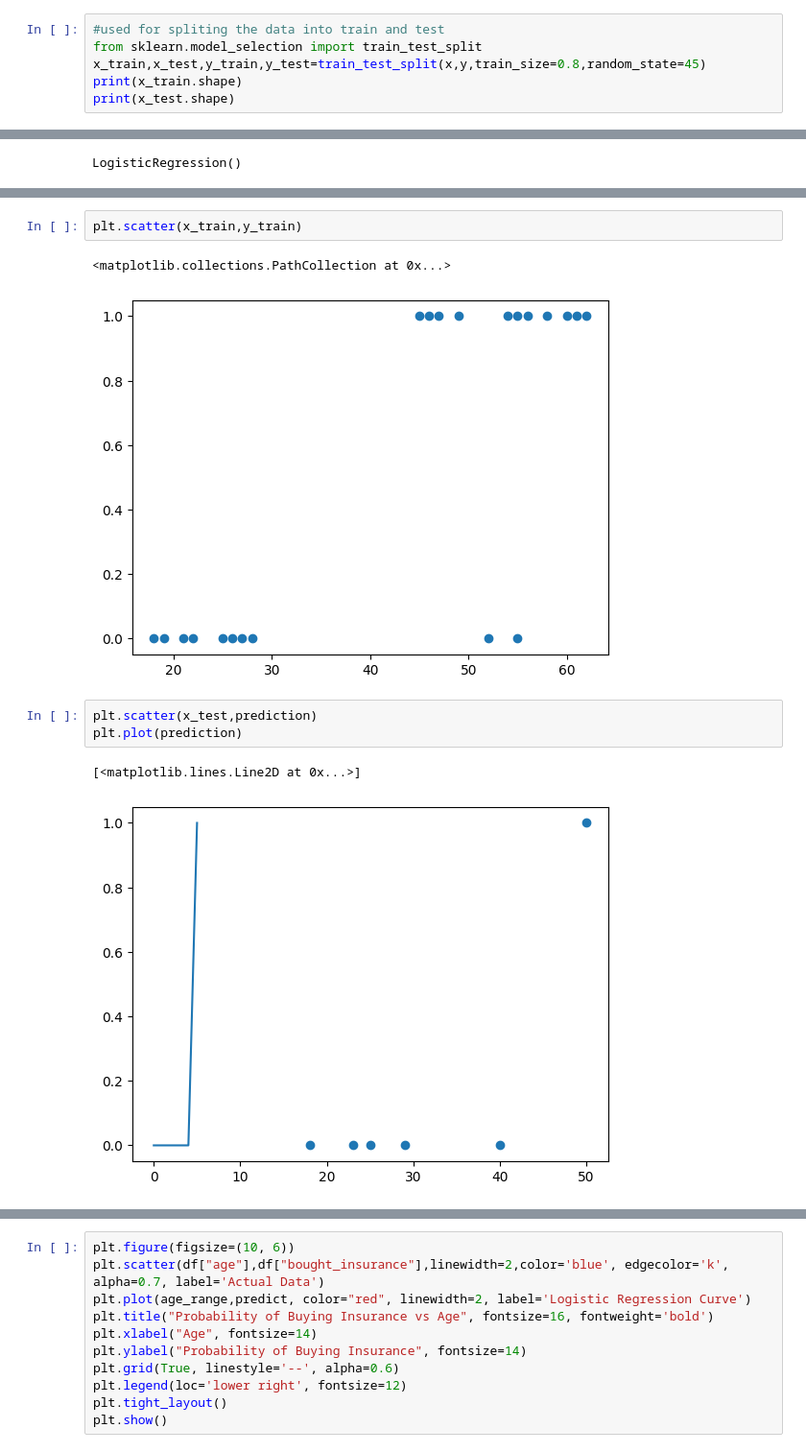
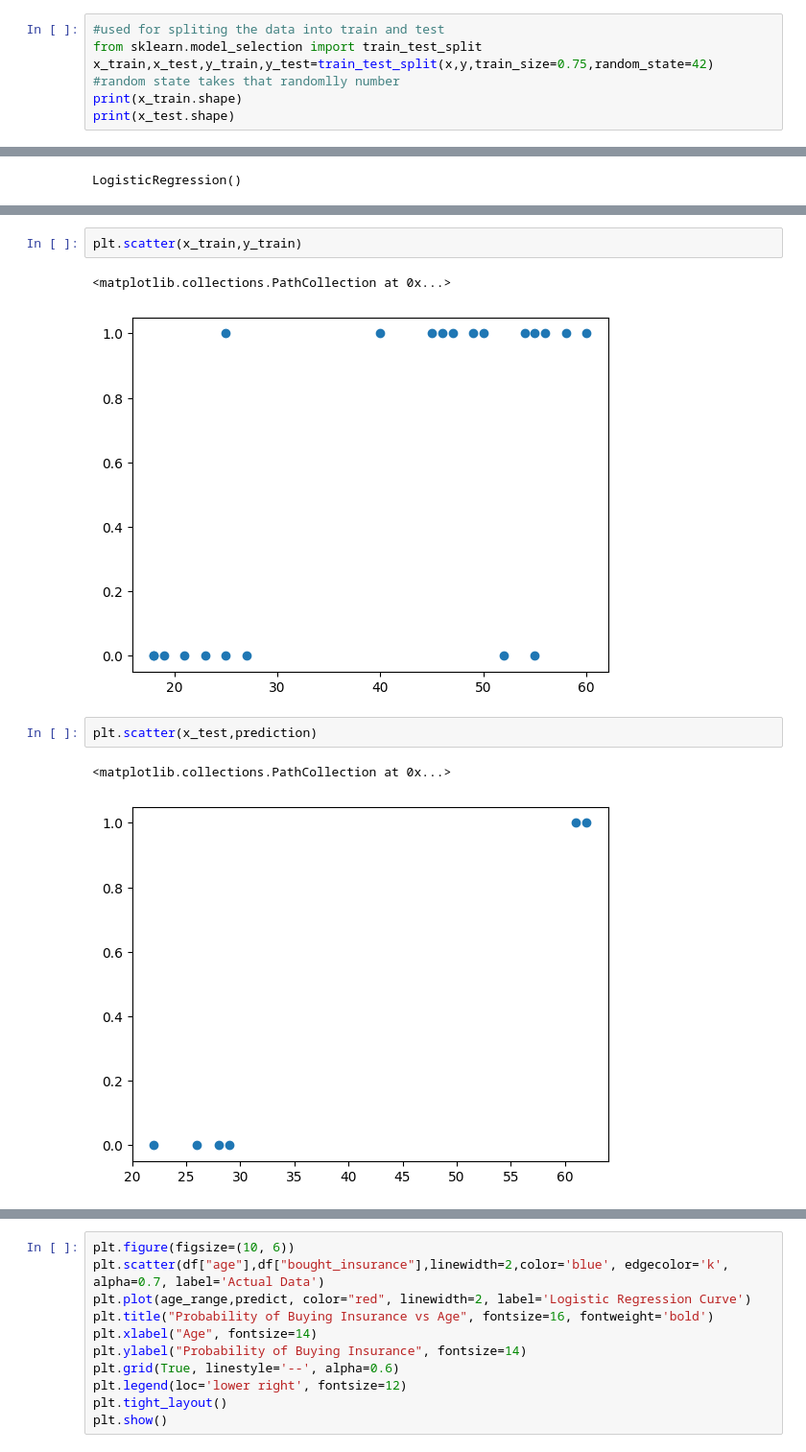
Before and after one commit to prashant-210110/programs, a Jupyter notebook: Logistic_Regression/Insurance_dataset.ipynb, the cells around one changed output, grey strips where cells are left out. Shown at 96% size. Cells and saved outputs as stored; diff of their text form.

```diff
--- a/Logistic_Regression/Insurance_dataset.ipynb
+++ b/Logistic_Regression/Insurance_dataset.ipynb
@@ -52,7 +70,7 @@ y=df["bought_insurance"]
 # %%
 #used for spliting the data into train and test
 from sklearn.model_selection import train_test_split
-x_train,x_test,y_train,y_test=train_test_split(x,y,train_size=0.8,random_state=45)
+x_train,x_test,y_train,y_test=train_test_split(x,y,train_size=0.75,random_state=42)         #random state takes that randomlly number
 print(x_train.shape)
 print(x_test.shape)
 # %% [output]
@@ -74,12 +92,11 @@ array([0, 0, 0, 0, 0, 1])
 plt.scatter(x_train,y_train)
 # %% [output]
 <matplotlib.collections.PathCollection at 0x...>
-[figure, old version]
+[figure, new version]
 # %%
 plt.scatter(x_test,prediction)
-plt.plot(prediction)
 # %% [output]
-[<matplotlib.lines.Line2D at 0x...>]
+<matplotlib.collections.PathCollection at 0x...>
-[figure, old version]
+[figure, new version]
 # %%
 from sklearn.metrics import accuracy_score,confusion_matrix
```
Also changed, not shown: parts of 11 cells of this notebook.
